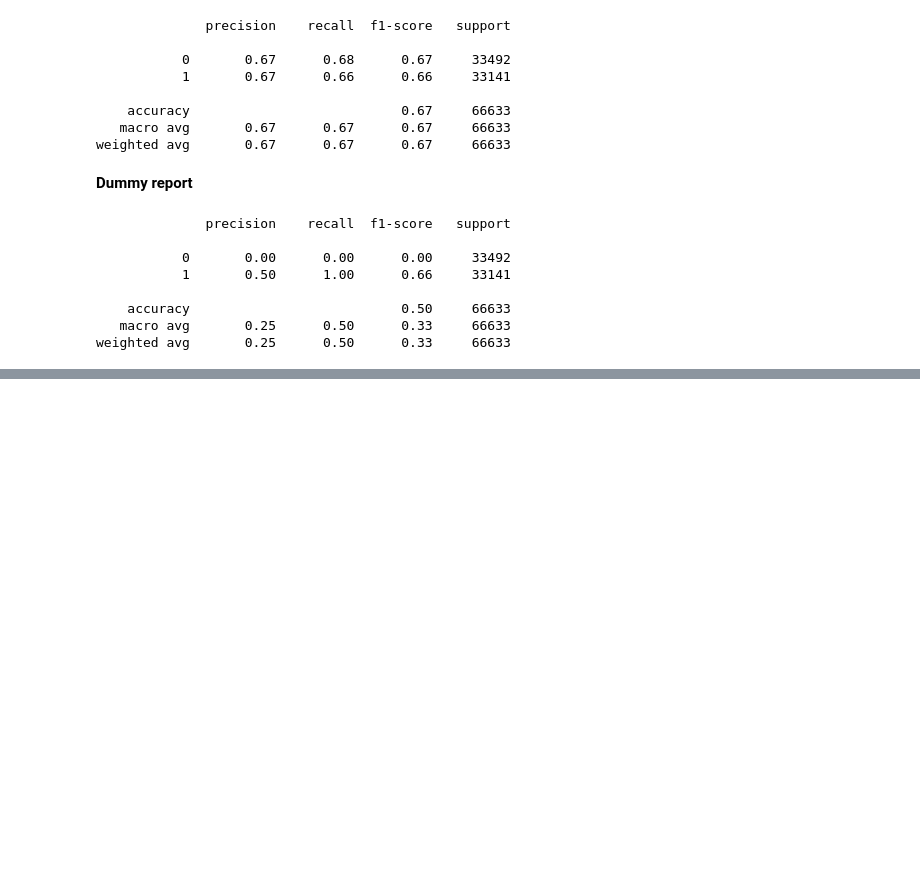
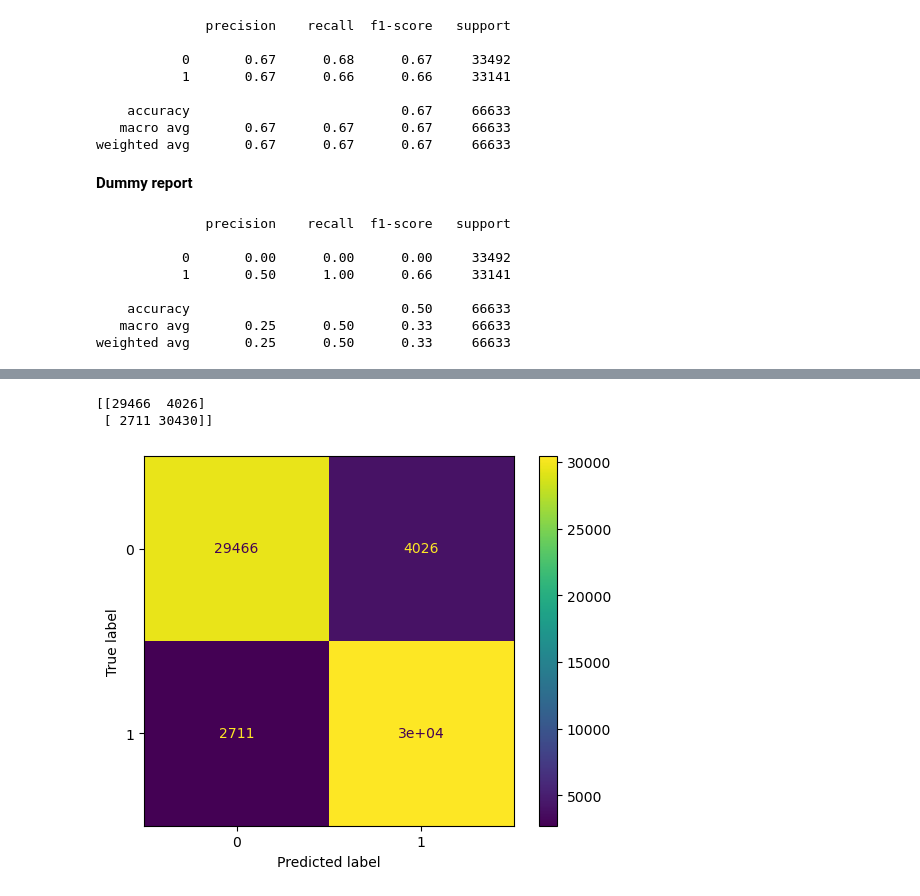
Before and after one commit to andreasmonster/bigdata, a Jupyter notebook: SBAnational_final.ipynb, the cells around one changed output, grey strips where cells are left out. Cells and saved outputs as stored; diff of their text form; code cells hidden in the pictures; blank space fills up the shorter version.

```diff
--- a/SBAnational_final.ipynb
+++ b/SBAnational_final.ipynb
@@ -422,0 +553,19 @@ Conclusion: Theres indications that the model is slightly better at predicting s
+# %%
+#DecisionTreeClassifier for Grid
+Decision_T_Grid = DecisionTreeClassifier(random_state=42)
+
+
+#Setting the different parameters
+param_grid = {
+    'min_samples_leaf': [500, 1000, 1250],
+    'max_depth': [3,4,5,7,9]
+}
+
+Decision_T_Grid_Search = GridSearchCV(estimator=Decision_T_Grid, param_grid=param_grid, cv=10, n_jobs=1, verbose=2)
+
+#Now fitting the model
+Decision_T_Grid_Search.fit(x_train, y_train)
+
+
+print("Best Score:", Decision_T_Grid_Search.best_score_)
+print("Best Parameters:", Decision_T_Grid_Search.best_params_)
@@ -422,0 +590,11 @@ Conclusion: Theres indications that the model is slightly better at predicting s
+# %%
+#Creating a new Decision Tree after applying Crossvalidation with grid,
+#- for the best parameters (just as)
+
+Decision_T_Grid = DecisionTreeClassifier(max_depth=9, random_state=42, min_samples_leaf=500)
+
+Decision_T_Grid.fit(x_train, y_train)
+Decision_T_Grid_y_prediction = Decision_T_Grid.predict(x_test)
+
+print("Accuracy training set depth from grid: {:.3f}".format(Decision_T_Grid.score(x_train, y_train)))
+print("Accuracy test set depth from grid: {:.3f}".format(Decision_T_Grid.score(x_test, y_test)))
@@ -422,0 +617,14 @@ Conclusion: Theres indications that the model is slightly better at predicting s
+# %%
+#Confusion matrix decision tree
+ConfM_Decision_T = confusion_matrix(y_test, Decision_T_Grid_y_prediction)
+print(ConfM_Decision_T)
+# %% [output]
+[[29466  4026]
+ [ 2711 30430]]
+# %%
+#Confusion matrix Decision Tree report display
+display = ConfusionMatrixDisplay(confusion_matrix=ConfM_Decision_T,display_labels=Decision_T_Grid.classes_)
+display.plot()
+plt.show()
+# %% [output]
+[figure, added]
```
Also changed, not shown: parts of 29 cells of this notebook.
